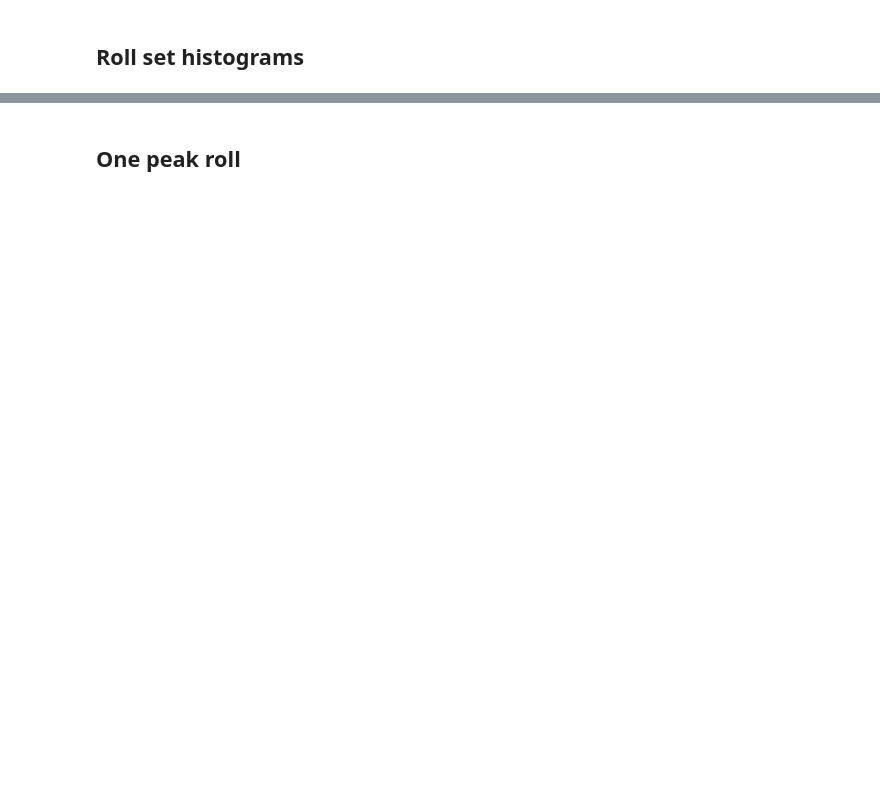
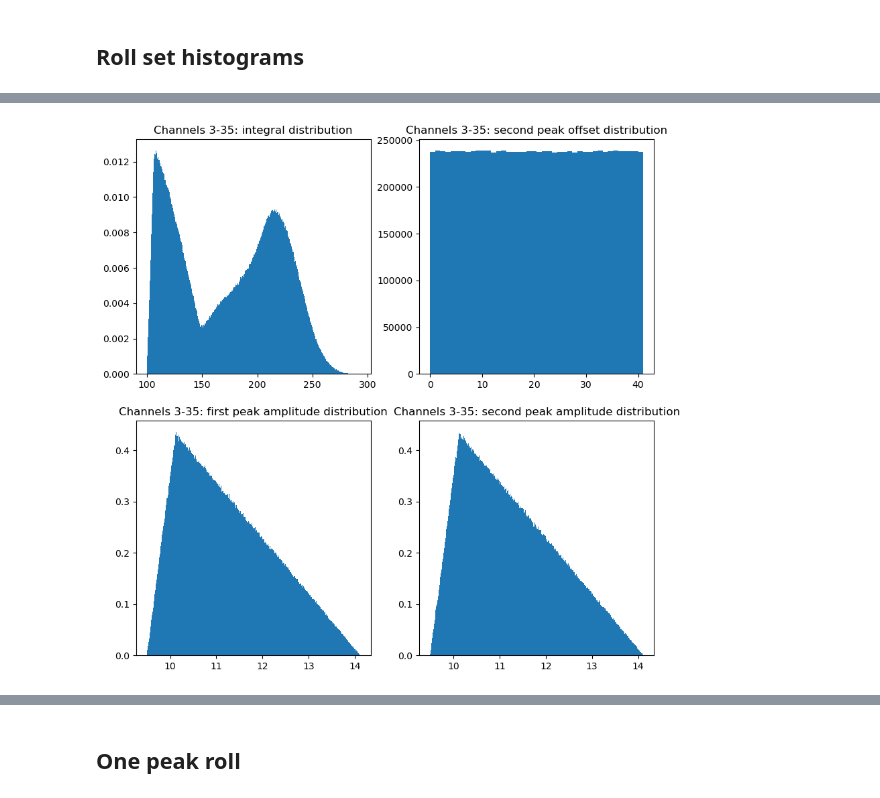
Before and after one commit to GregTheMadMonk/edu-28, a Jupyter notebook: edu-28.ipynb, the cells around one changed output, grey strips where cells are left out. Saved outputs shown, nothing was run; the diff lists cells and outputs as text; code cells hidden in the pictures; blank space fills up the shorter version.

```diff
--- a/edu-28.ipynb
+++ b/edu-28.ipynb
@@ -285,3 +287,5 @@ plot(resultInt6_28, "Channels 6 throught 28")
 # %%
-plot(resultInt3_35, "Channels 3 throught 35")
+plot(resultInt3_35, "Channels 3-35")
+# %% [output]
+[figure, added]
 # %%
```
Also changed, not shown: parts of 15 cells of this notebook.
